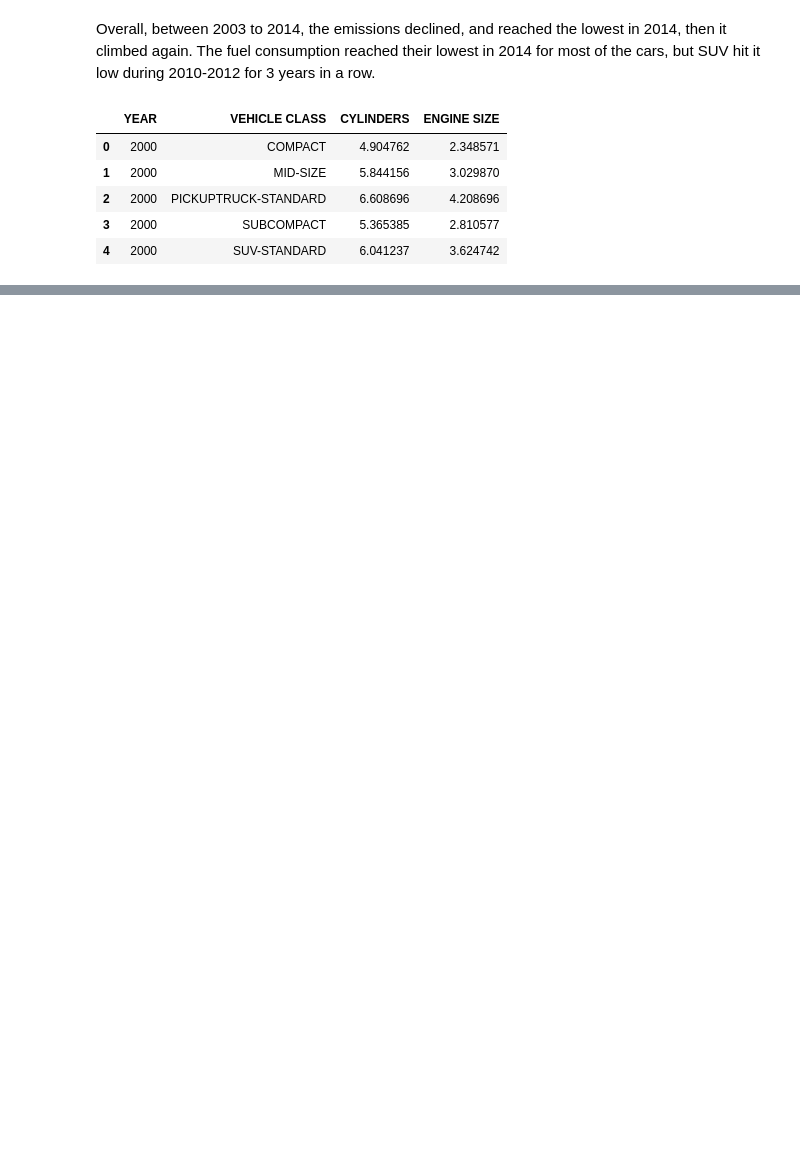
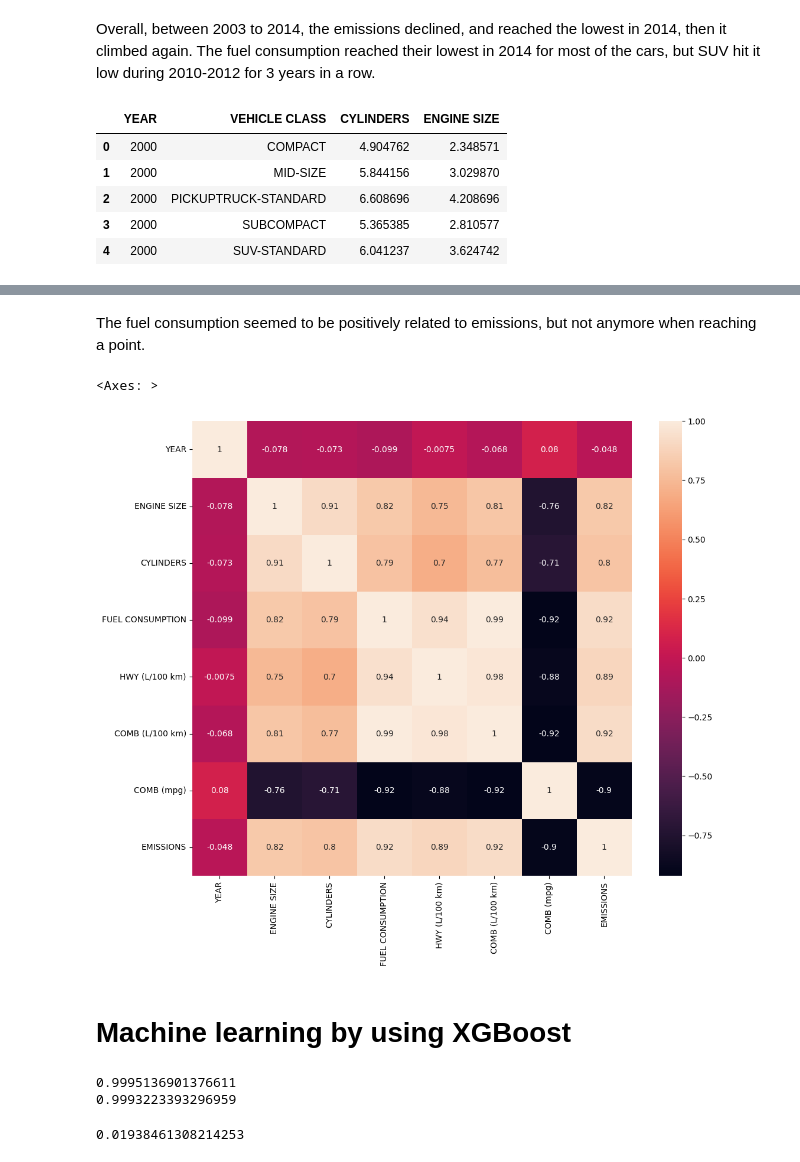
Before and after one commit to CassieCcL/Fuel_Consumption, a Jupyter notebook: fuel_consumption.ipynb, the cells around one changed output, grey strips where cells are left out. Saved outputs shown, nothing was run; the diff lists cells and outputs as text; code cells hidden in the pictures; blank space fills up the shorter version.

```diff
--- a/fuel_consumption.ipynb
+++ b/fuel_consumption.ipynb
@@ -287,0 +279,11 @@ KeyboardInterrupt:
+# %% [markdown]
+The fuel consumption seemed to be positively related to emissions, but not anymore when reaching a point.
+# %%
+# plot heatmap for the correlations among the different metrics
+fig = plt.figure(figsize=(12,10))
+sns.heatmap(fuel_df.corr(), annot=True)
+# %% [output]
+<Axes: >
+[figure, added]
+# %% [markdown]
+# Machine learning by using XGBoost
@@ -287,0 +319,15 @@ KeyboardInterrupt:
+# %%
+# Use XGBRegressor for ML
+XGBR = xgb.XGBRegressor()
+XGBR.fit(X_train, y_train)
+print(XGBR.score(X_train, y_train))
+print(XGBR.score(X_test, y_test))
+# %% [output]
+0.9995136901376611
+0.9993223393296959
+# %%
+predictions = XGBR.predict(X_test)
+score = mean_absolute_error(predictions, y_test)
+print(score)
+# %% [output]
+0.01938461308214253
```
Also changed, not shown: parts of 26 cells of this notebook.
